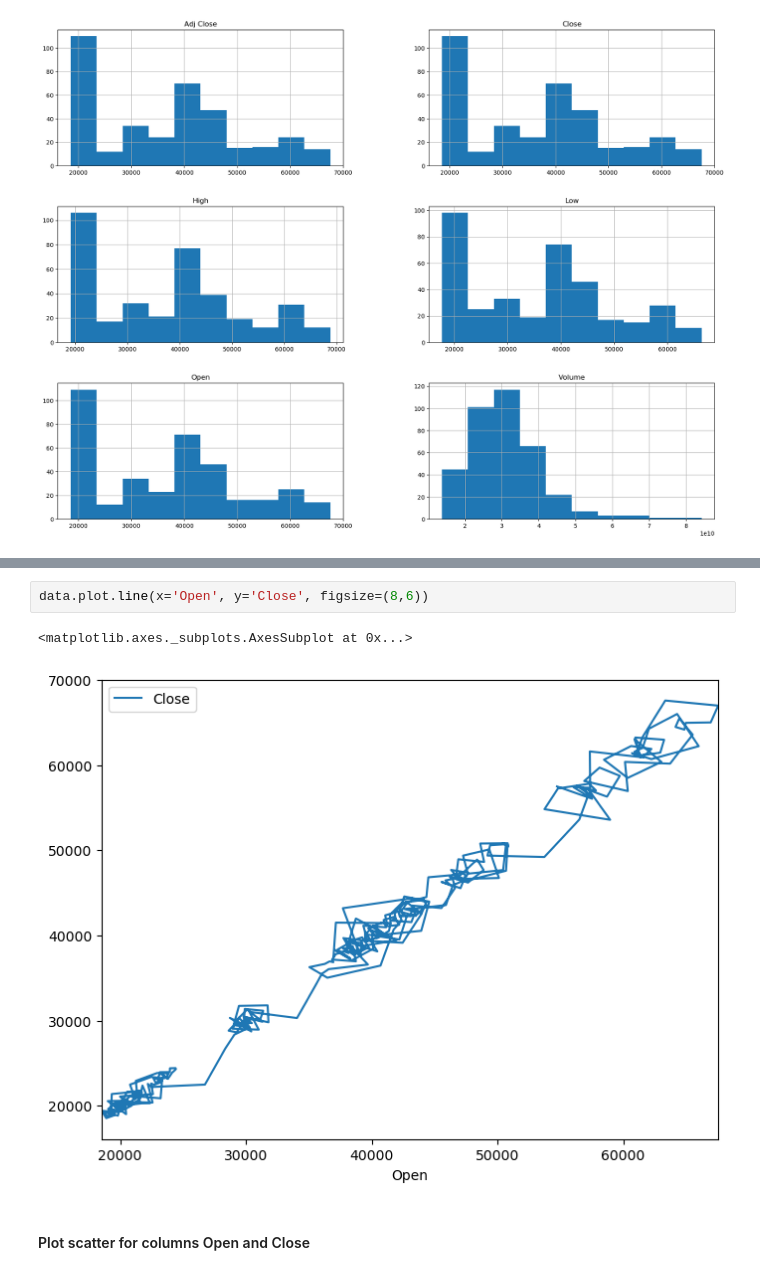
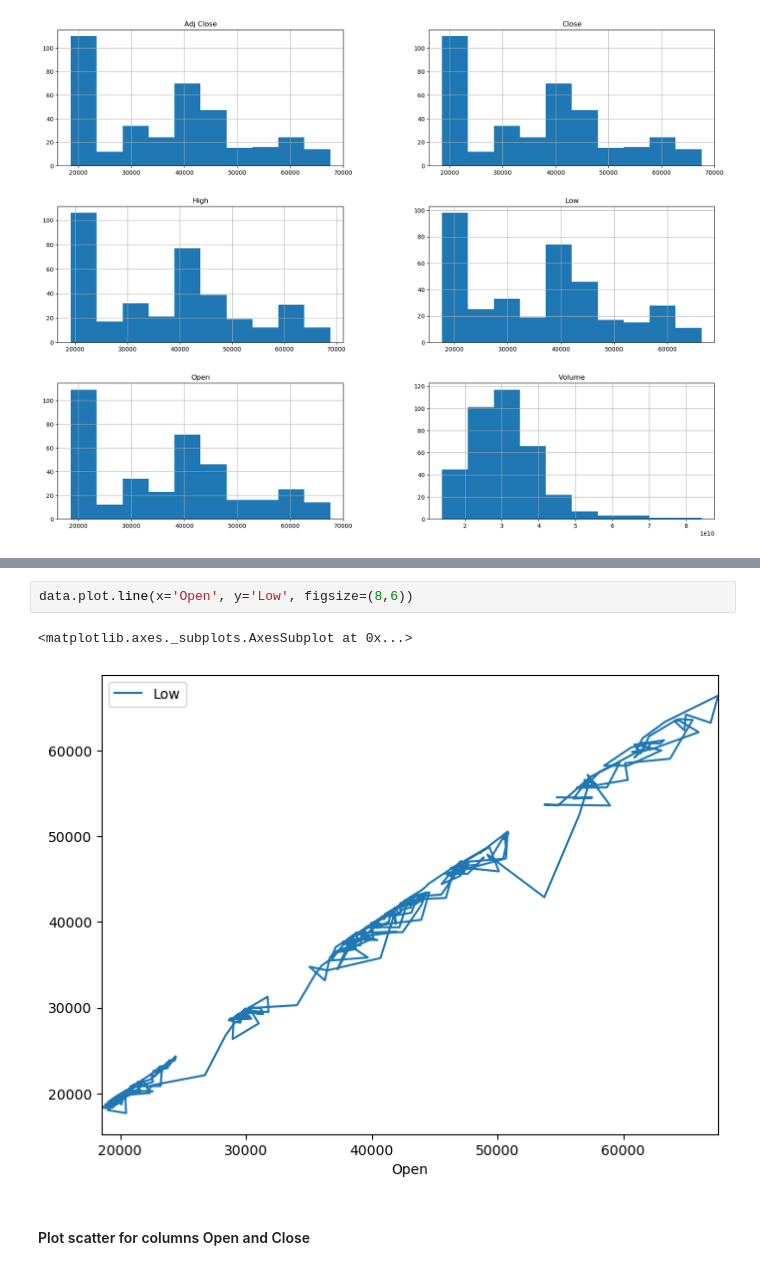
Before and after one commit to g3-reiten/scalable-backtesting-pipeline, a Jupyter notebook: notebooks/EDA_BTC-USD.ipynb, the cells around one changed output, grey strips where cells are left out. Drawn from its saved outputs; the diff is of its cells as text.

```diff
--- a/notebooks/EDA_BTC-USD.ipynb
+++ b/notebooks/EDA_BTC-USD.ipynb
@@ -104,8 +137,8 @@ data[num_feats].hist(figsize=(20,15));
 # %%
-data.plot.line(x='Open', y='Close', figsize=(8,6))
+data.plot.line(x='Open', y='Low', figsize=(8,6))
 # %% [output]
 <matplotlib.axes._subplots.AxesSubplot at 0x...>
-[figure, old version]
+[figure, new version]
 # %% [markdown]
 #### Plot scatter for columns Open and Close
 # %%
```
Also changed, not shown: parts of 4 cells of this notebook.
